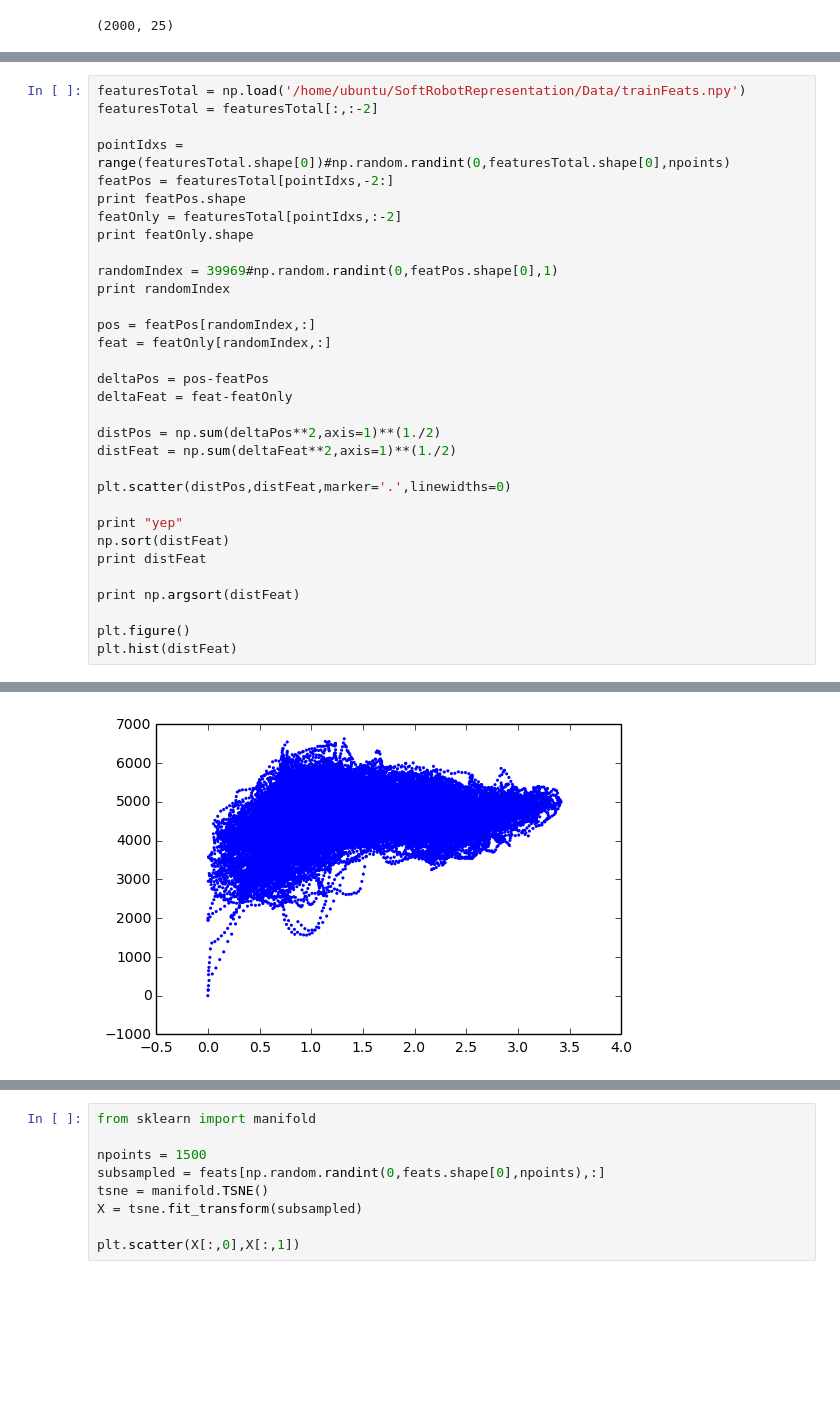
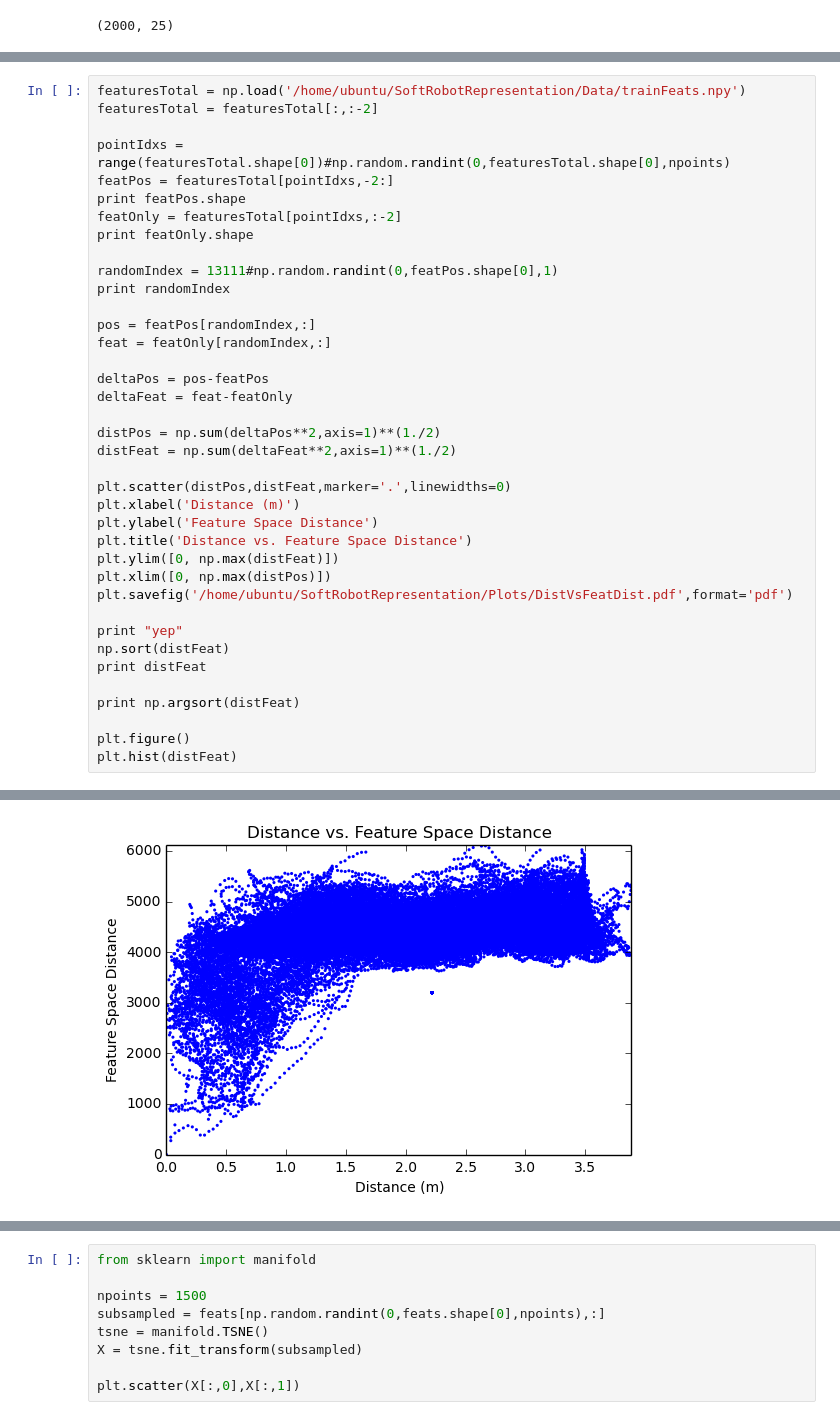
Before and after one commit to josephgreer/SoftRobotRepresentation, a Jupyter notebook: Src/VisualizeRepresentation.ipynb, the cells around one changed output, grey strips where cells are left out. Saved outputs shown, nothing was run; the diff lists cells and outputs as text; blank space fills up the shorter version.

```diff
--- a/Src/VisualizeRepresentation.ipynb
+++ b/Src/VisualizeRepresentation.ipynb
@@ -106,7 +118,7 @@ print featPos.shape
 featOnly = featuresTotal[pointIdxs,:-2]
 print featOnly.shape
 
-randomIndex = 39969#np.random.randint(0,featPos.shape[0],1)
+randomIndex = 13111#np.random.randint(0,featPos.shape[0],1)
 print randomIndex
 
 pos = featPos[randomIndex,:]
@@ -119,6 +131,12 @@ distPos = np.sum(deltaPos**2,axis=1)**(1./2)
 distFeat = np.sum(deltaFeat**2,axis=1)**(1./2)
 
 plt.scatter(distPos,distFeat,marker='.',linewidths=0)
+plt.xlabel('Distance (m)')
+plt.ylabel('Feature Space Distance')
+plt.title('Distance vs. Feature Space Distance')
+plt.ylim([0, np.max(distFeat)])
+plt.xlim([0, np.max(distPos)])
+plt.savefig('/home/ubuntu/SoftRobotRepresentation/Plots/DistVsFeatDist.pdf',format='pdf')
 
 print "yep"
 np.sort(distFeat)
@@ -146,2 +164,2 @@ yep
  <a list of 10 Patch objects>)
-[figure, old version]
+[figure, new version]
```
Also changed, not shown: parts of 5 cells of this notebook, 1 other file.
